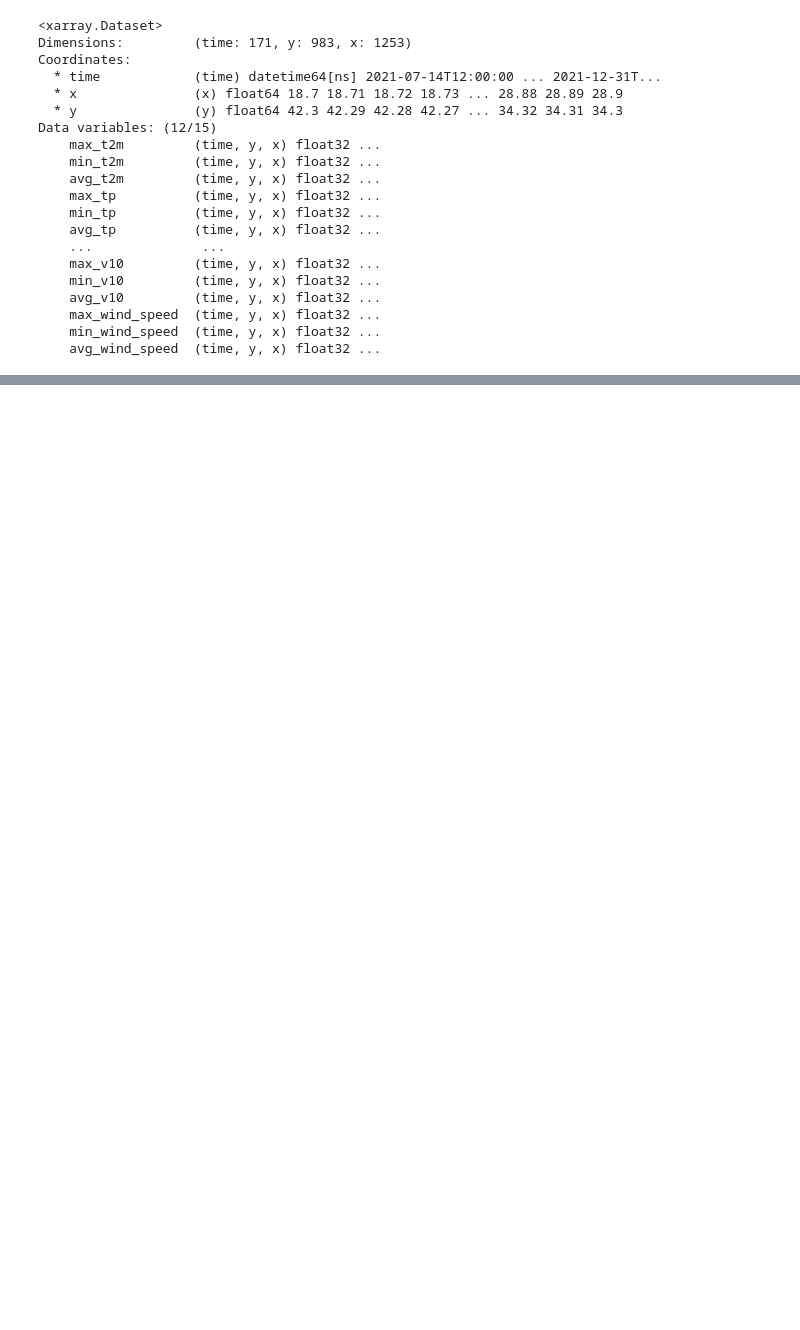
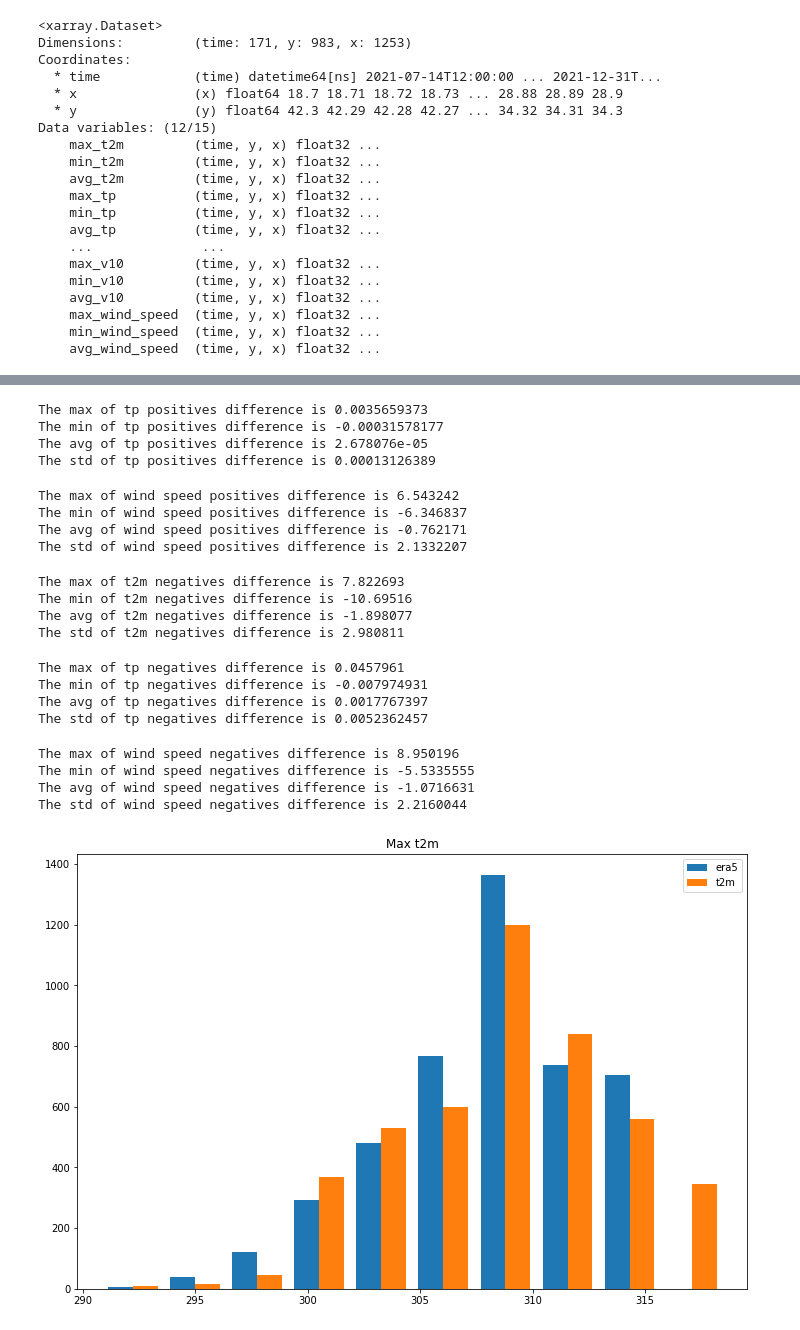
Before and after one commit to Luisdio1/observatory-internship, a Jupyter notebook: Resampling.ipynb, the cells around one changed output, grey strips where cells are left out. Drawn from its saved outputs; the diff is of its cells as text; code cells hidden in the pictures; blank space fills up the shorter version.

```diff
--- a/Resampling.ipynb
+++ b/Resampling.ipynb
@@ -142,3 +188,23 @@ change_npy_files(path)
 # %%
 path = Path.home() / 'hdd1/diogenis/observatory/negatives'
 change_npy_files(path)
+# %%
+values_t2m_era5 = np.array(values_t2m_era5)
+values_wind_speed_era5 = np.array(values_wind_speed_era5)
+values_tp_era5 = np.array(values_tp_era5)
+values_t2m_positives_era5 = np.array(values_t2m_positives_era5)
+values_wind_speed_positives_era5 = np.array(values_wind_speed_positives_era5)
+values_tp_positives_era5 = np.array(values_tp_positives_era5)
+values_t2m_negatives_era5 = np.array(values_t2m_negatives_era5)
+values_wind_speed_negatives_era5 = np.array(values_wind_speed_negatives_era5)
+values_tp_negatives_era5 = np.array(values_tp_negatives_era5)
+
+values_t2m_dwd = np.array(values_t2m_dwd)
+values_wind_speed_dwd = np.array(values_wind_speed_dwd)
+values_tp_dwd = np.array(values_tp_dwd)
+values_t2m_positives_dwd = np.array(values_t2m_positives_dwd)
+values_wind_speed_positives_dwd = np.array(values_wind_speed_positives_dwd)
+values_tp_positives_dwd = np.array(values_tp_positives_dwd)
+values_t2m_negatives_dwd = np.array(values_t2m_negatives_dwd)
+values_wind_speed_negatives_dwd = np.array(values_wind_speed_negatives_dwd)
+values_tp_negatives_dwd = np.array(values_tp_negatives_dwd)
@@ -144,0 +375,43 @@ change_npy_files(path)
+# %%
+calculate_difference_stats(tp_positives_difference, 'tp positives')
+# %% [output]
+The max of tp positives difference is 0.0035659373
+The min of tp positives difference is -0.00031578177
+The avg of tp positives difference is 2.678076e-05
+The std of tp positives difference is 0.00013126389
+# %%
+calculate_difference_stats(wind_speed_positives_difference, 'wind speed positives')
+# %% [output]
+The max of wind speed positives difference is 6.543242
+The min of wind speed positives difference is -6.346837
+The avg of wind speed positives difference is -0.762171
+The std of wind speed positives difference is 2.1332207
+# %%
+calculate_difference_stats(t2m_negatives_difference, 't2m negatives')
+# %% [output]
+The max of t2m negatives difference is 7.822693
+The min of t2m negatives difference is -10.69516
+The avg of t2m negatives difference is -1.898077
+The std of t2m negatives difference is 2.980811
+# %%
+calculate_difference_stats(tp_negatives_difference, 'tp negatives')
+# %% [output]
+The max of tp negatives difference is 0.0457961
+The min of tp negatives difference is -0.007974931
+The avg of tp negatives difference is 0.0017767397
+The std of tp negatives difference is 0.0052362457
+# %%
+calculate_difference_stats(wind_speed_negatives_difference, 'wind speed negatives')
+# %% [output]
+The max of wind speed negatives difference is 8.950196
+The min of wind speed negatives difference is -5.5335555
+The avg of wind speed negatives difference is -1.0716631
+The std of wind speed negatives difference is 2.2160044
+# %%
+plt.figure(figsize=(12,8))
+plt.title("Max t2m")
+plt.hist([values_t2m_era5, values_t2m_dwd], label=['era5', 't2m'])
+plt.legend(loc='upper right')
+plt.show()
+# %% [output]
+[figure, added]
```
Also changed, not shown: parts of 36 cells of this notebook.
